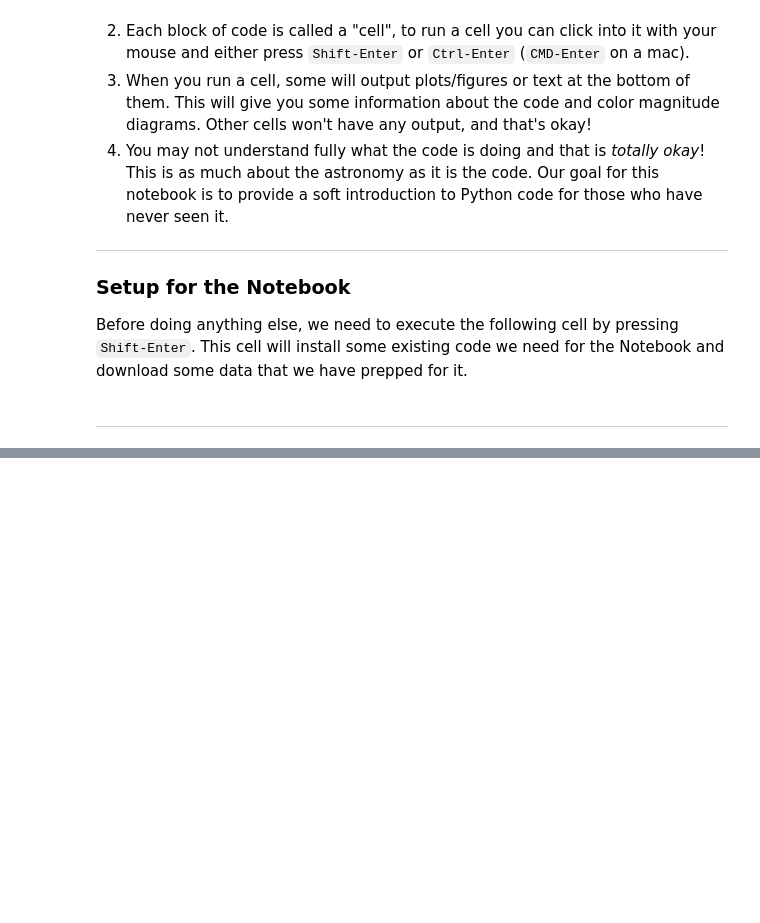
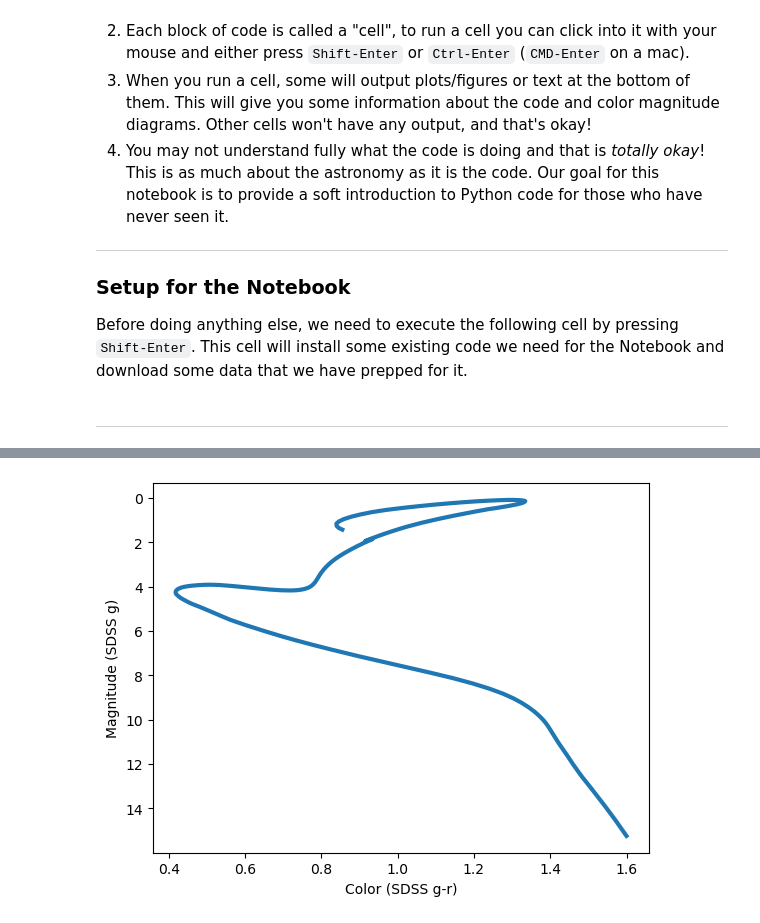
Before and after one commit to noahfranz13/astro-education-nbs, a Jupyter notebook: notebooks/color-magnitude-diagram-activity.ipynb, the cells around one changed output, grey strips where cells are left out. Cells and saved outputs as stored; diff of their text form; code cells hidden in the pictures; blank space fills up the shorter version.

```diff
--- a/notebooks/color-magnitude-diagram-activity.ipynb
+++ b/notebooks/color-magnitude-diagram-activity.ipynb
@@ -257,0 +174,20 @@ NameError: name 'np' is not defined
+# %%
+A_coordinate = ("CHANGE ME", "CHANGE ME")
+B_coordinate = ("CHANGE ME", "CHANGE ME")
+C_coordinate = ("CHANGE ME", "CHANGE ME")
+D_coordinate = ("CHANGE ME", "CHANGE ME")
+E_coordinate = ("CHANGE ME", "CHANGE ME")
+
+age = 8
+
+### CODE TO DISPLAY THE CLUSTER DATA AND COORDINATES
+### DO NOT CHANGE BELOW THIS LINE
+ax = show_isochrone(age=age)
+# ax.invert_yaxis()
+write_label(*A_coordinate, "A", ax)
+write_label(*B_coordinate, "B", ax)
+write_label(*C_coordinate, "C", ax)
+write_label(*D_coordinate, "D", ax)
+write_label(*E_coordinate, "E", ax)
+# %% [output]
+[figure, added]
```
Also changed, not shown: parts of 26 cells of this notebook, 3 other files.
